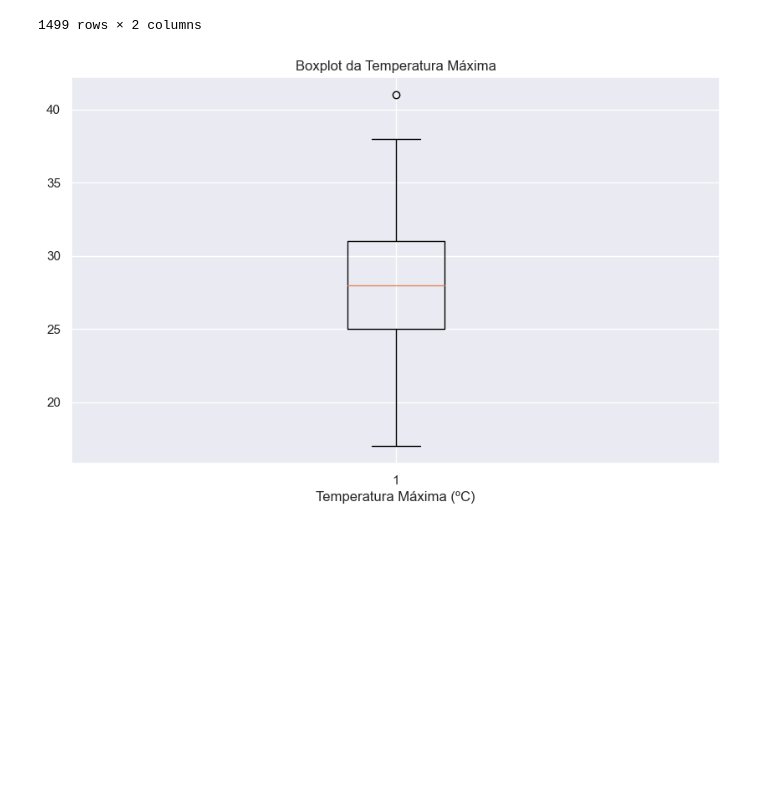
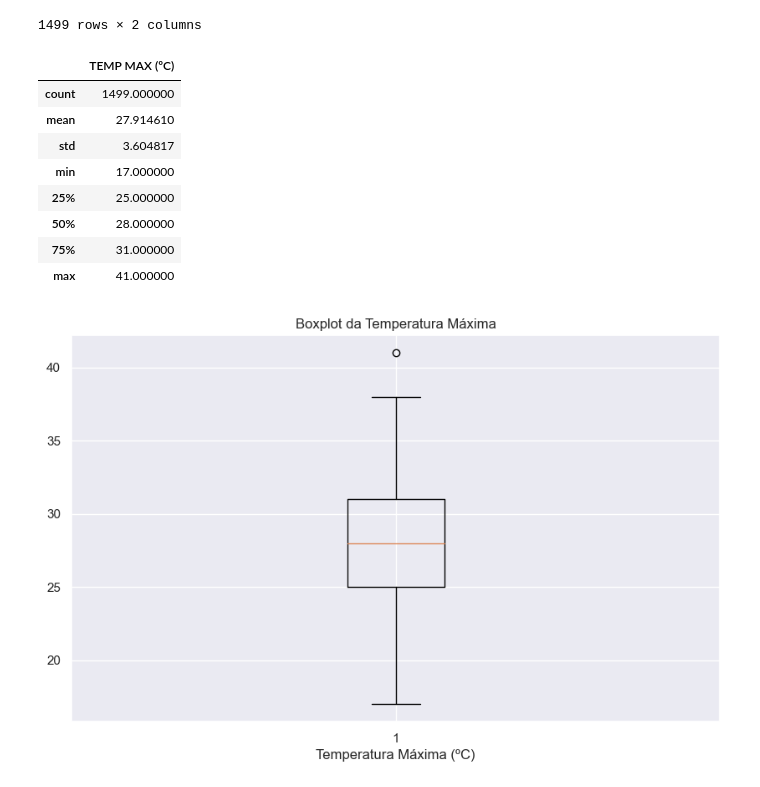
Before and after one commit to Felintox/Tera_Grupo, a Jupyter notebook: aplicando_modelo_arima_10_11.ipynb, the cells around one changed output. Saved outputs shown, nothing was run; the diff lists cells and outputs as text; code cells hidden in the pictures; blank space fills up the shorter version.

```diff
--- a/aplicando_modelo_arima_10_11.ipynb
+++ b/aplicando_modelo_arima_10_11.ipynb
@@ -177,6 +201,18 @@ max        41.000000
 | 1497 | 2023-10-29 | 28.0 |
 | 1498 | 2023-10-30 | 31.0 |
 1499 rows × 2 columns
+# %%
+df_tempmax.describe()
+# %% [output]
+|  | TEMP MAX (ºC) |
+| count | 1499.000000 |
+| mean | 27.914610 |
+| std | 3.604817 |
+| min | 17.000000 |
+| 25% | 25.000000 |
+| 50% | 28.000000 |
+| 75% | 31.000000 |
+| max | 41.000000 |
 # %%
 plt.figure(figsize=(10, 6))
 plt.boxplot(df_tempmax['TEMP MAX (ºC)'])
```
Also changed, not shown: parts of 35 cells of this notebook.
